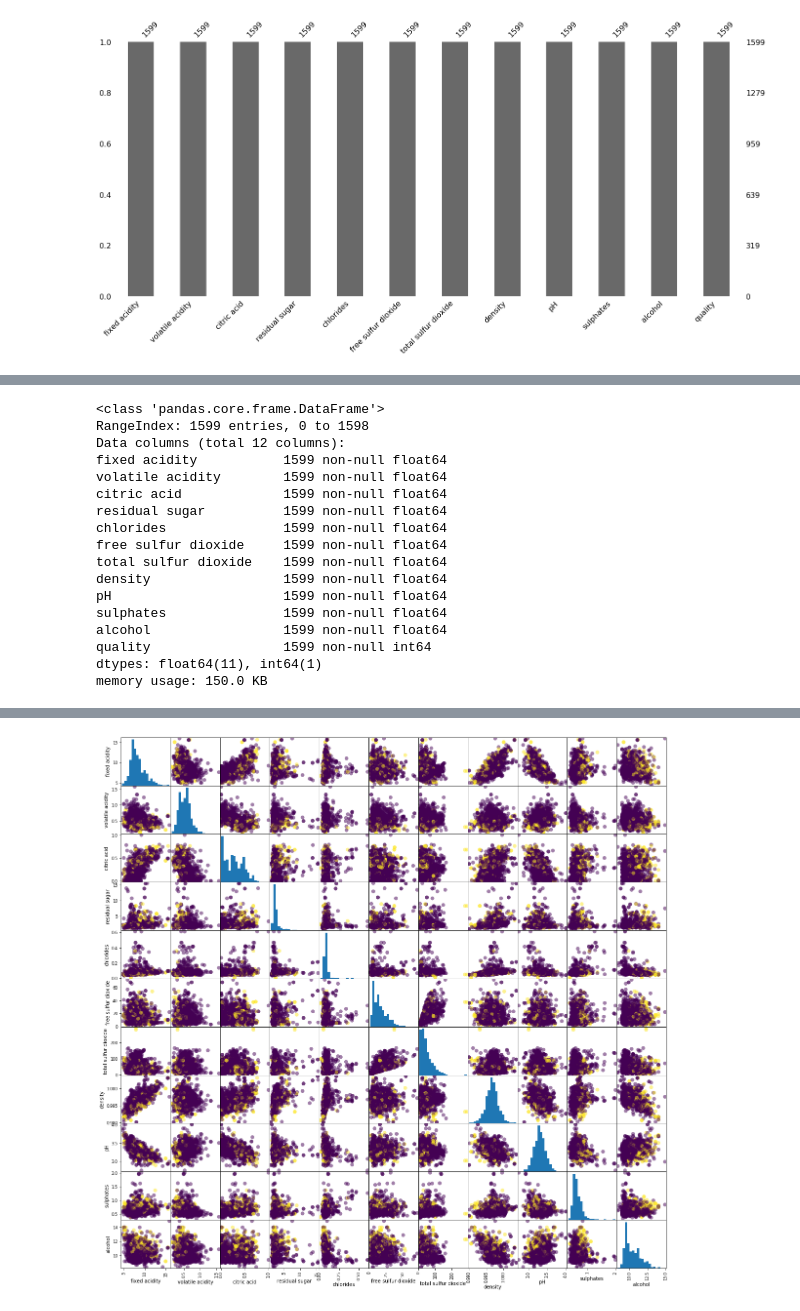
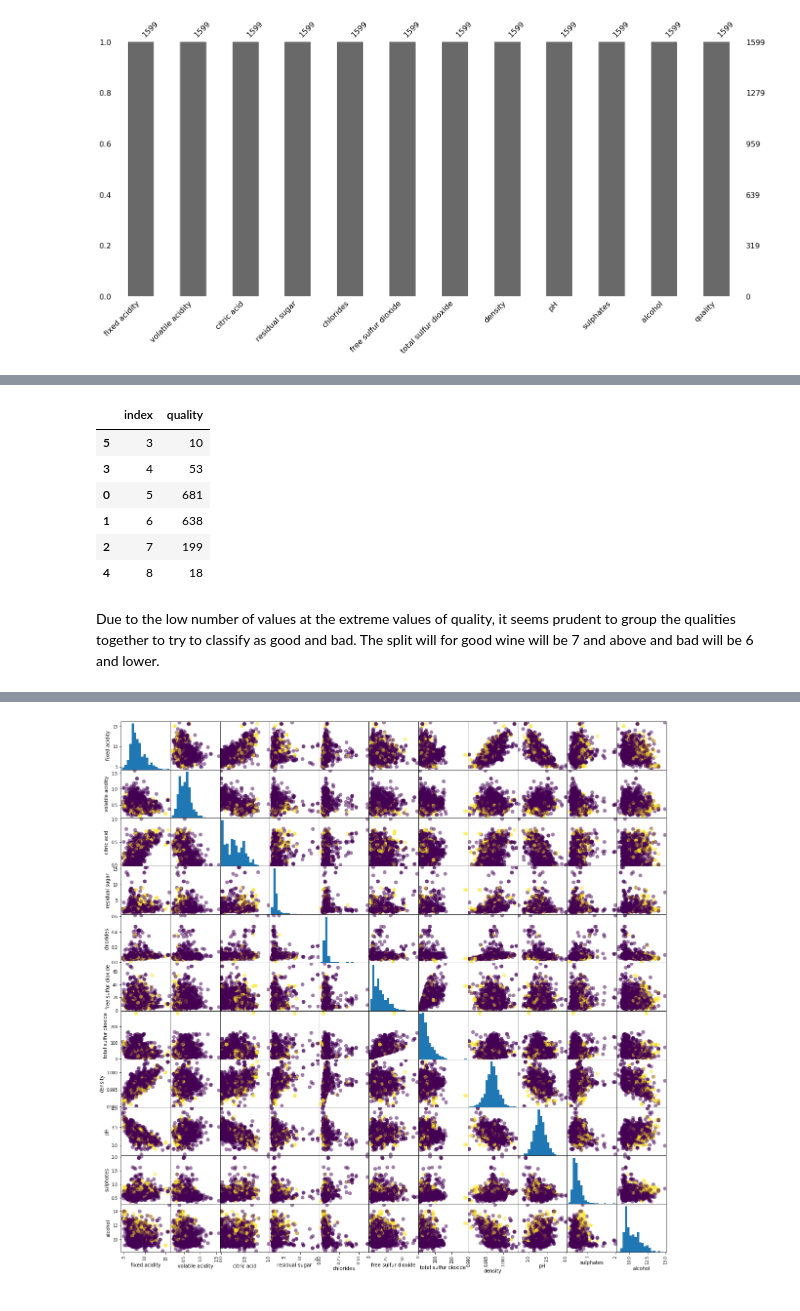
Before and after one commit to Luk390/wine_project, a Jupyter notebook: data_explor.ipynb, the cells around one changed output, grey strips where cells are left out. Saved outputs shown, nothing was run; the diff lists cells and outputs as text; code cells hidden in the pictures.

Commit message:
update data exploration

```diff
--- a/data_explor.ipynb
+++ b/data_explor.ipynb
@@ -28,3 +60,15 @@ msno.bar(df)
+# %%
+quality_counts.sort_values(by=['index'])
+# %% [output]
+|  | index | quality |
+| 5 | 3 | 10 |
+| 3 | 4 | 53 |
+| 0 | 5 | 681 |
+| 1 | 6 | 638 |
+| 2 | 7 | 199 |
+| 4 | 8 | 18 |
+# %% [markdown]
+Due to the low number of values at the extreme values of quality, it seems prudent to group the qualities together to try to classify as good and bad. The split will for good wine will be 7 and above and bad will be 6 and lower.
 # %%
 #Split dependent and indepent variables into separate dataframes
 x = df.drop('quality', axis=1)
@@ -33,24 +77,3 @@ y = df['quality'].reset_index()
 #Categorising wine quality into "good" and "bad"
 y['labels'] = y.apply(lambda x: "good" if x.quality >= 7 else "bad", axis=1)
 y['label_binary'] = y.apply(lambda x: 0 if x.labels == 'bad' else 1, axis=1)
-# %%
-#Investigate data types of columns
-df.info()
-# %% [output]
-<class 'pandas.core.frame.DataFrame'>
-RangeIndex: 1599 entries, 0 to 1598
-Data columns (total 12 columns):
-fixed acidity           1599 non-null float64
-volatile acidity        1599 non-null float64
-citric acid             1599 non-null float64
-residual sugar          1599 non-null float64
-chlorides               1599 non-null float64
-free sulfur dioxide     1599 non-null float64
-total sulfur dioxide    1599 non-null float64
-density                 1599 non-null float64
-pH                      1599 non-null float64
-sulphates               1599 non-null float64
-alcohol                 1599 non-null float64
-quality                 1599 non-null int64
-dtypes: float64(11), int64(1)
-memory usage: 150.0 KB
```
Also changed, not shown: parts of 6 cells of this notebook.
